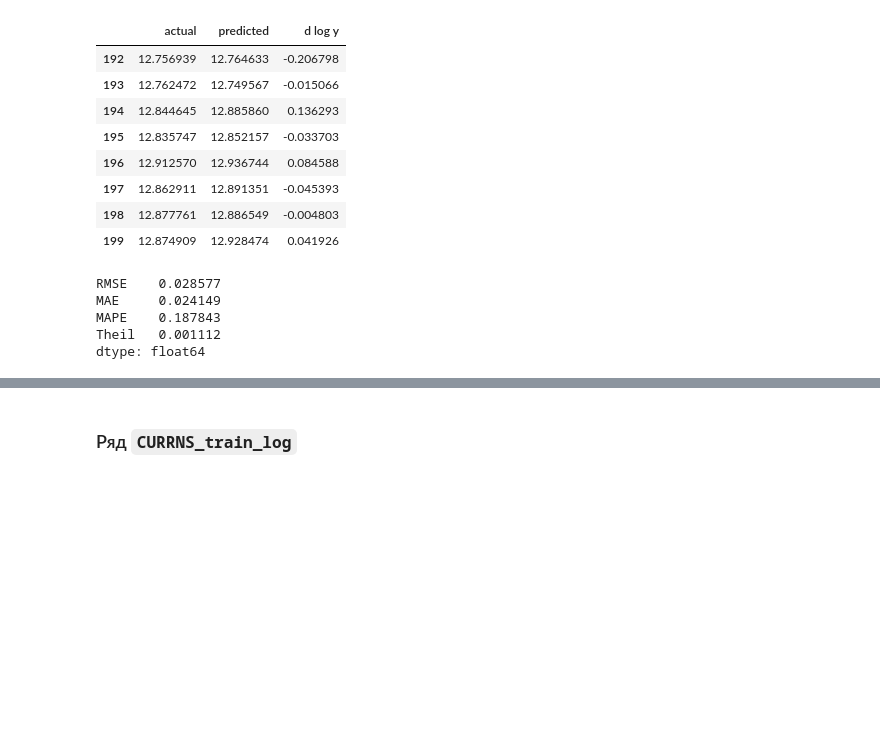
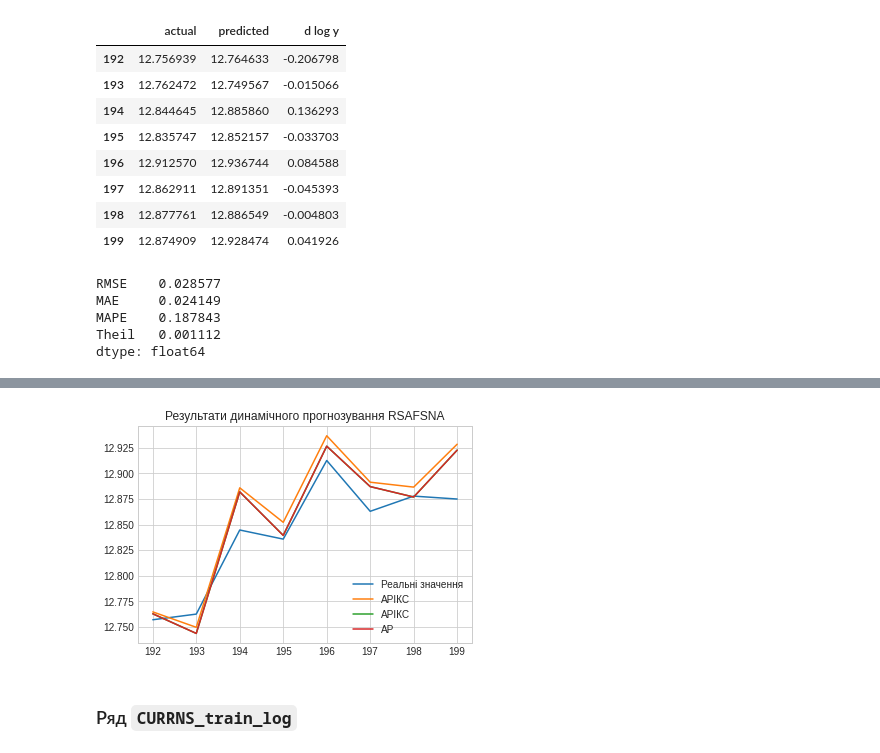
Before and after one commit to andrii0yerko/timeseries_iasa, a Jupyter notebook: lab4.ipynb, the cells around one changed output, grey strips where cells are left out. Cells and saved outputs as stored; diff of their text form; code cells hidden in the pictures; blank space fills up the shorter version.

```diff
--- a/lab4.ipynb
+++ b/lab4.ipynb
@@ -683,3 +831,8 @@ MAE     0.024149
 MAPE    0.187843
 Theil   0.001112
 dtype: float64
+# %%
+# АРКС
+pred_arma = ARIMA_forecast(8, 'dynamic', RSAFSNA_train_log, model_params, d=0)
+display(pd.DataFrame({'actual': RSAFSNA_test_log, 'predicted': pred_arma}))
+PredictionEstimation(RSAFSNA_test_log, pred_arma)
@@ -685,0 +854,5 @@ dtype: float64
+# %%
+# АР
+pred_ar = AR_forecast(8, 'dynamic', RSAFSNA_train_log)
+display(pd.DataFrame({'actual': RSAFSNA_test_log, 'predicted': pred_ar}))
+PredictionEstimation(RSAFSNA_test_log, pred_ar)
@@ -686,3 +874,12 @@ dtype: float64
+# %%
+plt.title('Результати динамічного прогнозування RSAFSNA')
+RSAFSNA_test_log.plot(label='Реальні значення')
+pred_arima.plot(label='АРІКС')
+pred_arma.plot(label='АРІКС')
+pred_ar.plot(label='АР')
+plt.legend();
+# %% [output]
+[figure, added]
 # %% [markdown]
 ### Ряд `CURRNS_train_log`
 # %%
```
Also changed, not shown: parts of 25 cells of this notebook.
